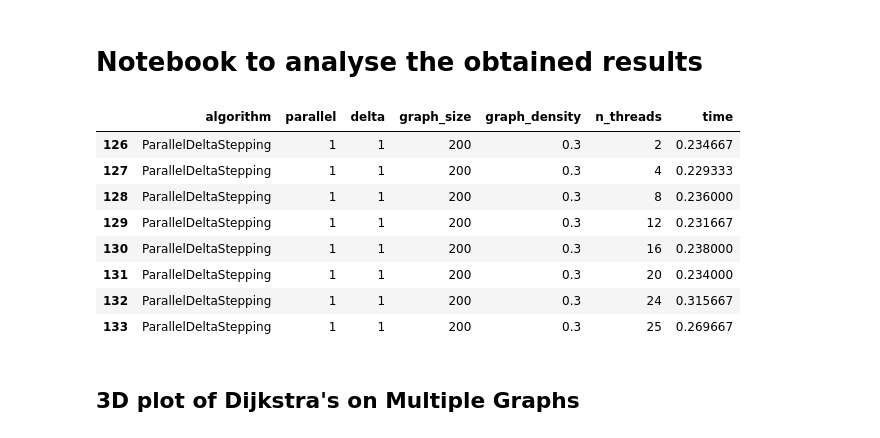
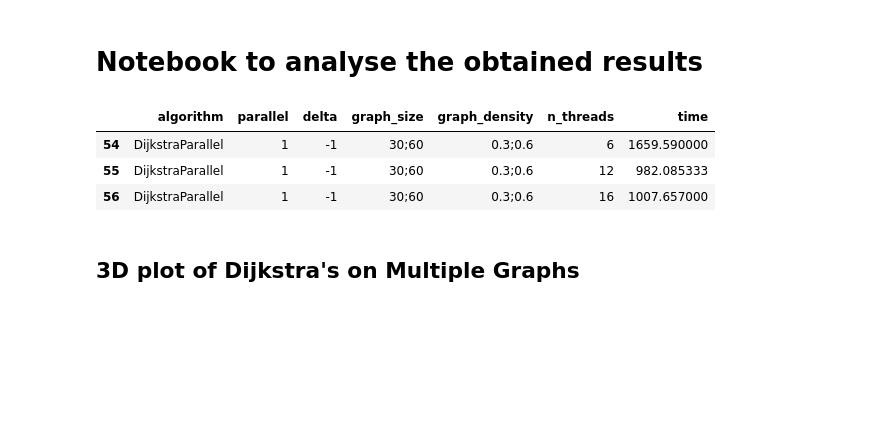
Before and after one commit to RomainPuech/parallel_shortest_path, a Jupyter notebook: analysis.ipynb, the cells around one changed output. Drawn from its saved outputs; the diff is of its cells as text; code cells hidden in the pictures; blank space fills up the shorter version.

```diff
--- a/analysis.ipynb
+++ b/analysis.ipynb
@@ -5,9 +5,9 @@ import pandas as pd
 import os
 
 def load() -> pd.DataFrame:
-    path = os.getcwd() + "/parallel_shortest_path/data/"
+    path = os.getcwd() + "\\"
 
-    ds_names_list: list[str] = ["results_200.csv", "results_500.csv", "results_1000.csv", "results_2500.csv", "results_5000.csv", "results_7500.csv", "results_10000.csv"]
+    ds_names_list: list[str] = ["results_25000_0.7_network.csv"]
 
     df_list: list[pd.DataFrame] = []
 
@@ -25,46 +25,42 @@ data = load()
 # %%
 class Algorithm:
     fwd = {
-        0:"DeltaStepping",
-        1: "DijkstraSequential",
-        2: "ParallelDeltaStepping"
+        0:"FloydSequential",
+        1: "FloydParallel",
+        2: "DijkstraParallel",
+        3: "ParallelDeltaSteppingAllTerminal"
         }
     bwd = {v: k for k, v in fwd.items()}
     def __getitem__(self, item):
         if type(item) == str:
             return self.bwd[item]
         elif type(item) == int:
             return self.fwd[item]
 
     def __iter__(self):
         return self.fwd.__iter__()
 
 def filter_df(df, alg:str | int = None, parallel:bool = None, delta:int = None, graph_size:int = None, graph_density:float = None, n_threads:int = None):
     df = df.copy()
     if alg is not None:
         df = df[(df['algorithm'] == Algorithm()[alg])]
     if parallel is not None:
         df = df[df['parallel'] == int(parallel)]
     if delta is not None:
         df = df[df['delta'] == delta]
     if graph_size is not None:
         df = df[df['graph_size'] == graph_size]
     if graph_density is not None:
         df = df[df['graph_density'] == graph_density]
     if n_threads is not None:
         df = df[df['n_threads'] == n_threads]
     return df
 
-filter_df(data, alg=2, delta=1, graph_size=200, graph_density=0.3)
+filter_df(data, alg=2, graph_size="30;60", graph_density="0.3;0.6")
 # %% [output]
 |  | algorithm | parallel | delta | graph_size | graph_density | n_threads | time |
-| 126 | ParallelDeltaStepping | 1 | 1 | 200 | 0.3 | 2 | 0.234667 |
-| 127 | ParallelDeltaStepping | 1 | 1 | 200 | 0.3 | 4 | 0.229333 |
-| 128 | ParallelDeltaStepping | 1 | 1 | 200 | 0.3 | 8 | 0.236000 |
-| 129 | ParallelDeltaStepping | 1 | 1 | 200 | 0.3 | 12 | 0.231667 |
-| 130 | ParallelDeltaStepping | 1 | 1 | 200 | 0.3 | 16 | 0.238000 |
-| 131 | ParallelDeltaStepping | 1 | 1 | 200 | 0.3 | 20 | 0.234000 |
-| 132 | ParallelDeltaStepping | 1 | 1 | 200 | 0.3 | 24 | 0.315667 |
-| 133 | ParallelDeltaStepping | 1 | 1 | 200 | 0.3 | 25 | 0.269667 |
+| 54 | DijkstraParallel | 1 | -1 | 30;60 | 0.3;0.6 | 6 | 1659.590000 |
+| 55 | DijkstraParallel | 1 | -1 | 30;60 | 0.3;0.6 | 12 | 982.085333 |
+| 56 | DijkstraParallel | 1 | -1 | 30;60 | 0.3;0.6 | 16 | 1007.657000 |
 # %% [markdown]
 ## 3D plot of Dijkstra's on Multiple Graphs
```
Also changed, not shown: parts of 7 cells of this notebook, 7 other files.
